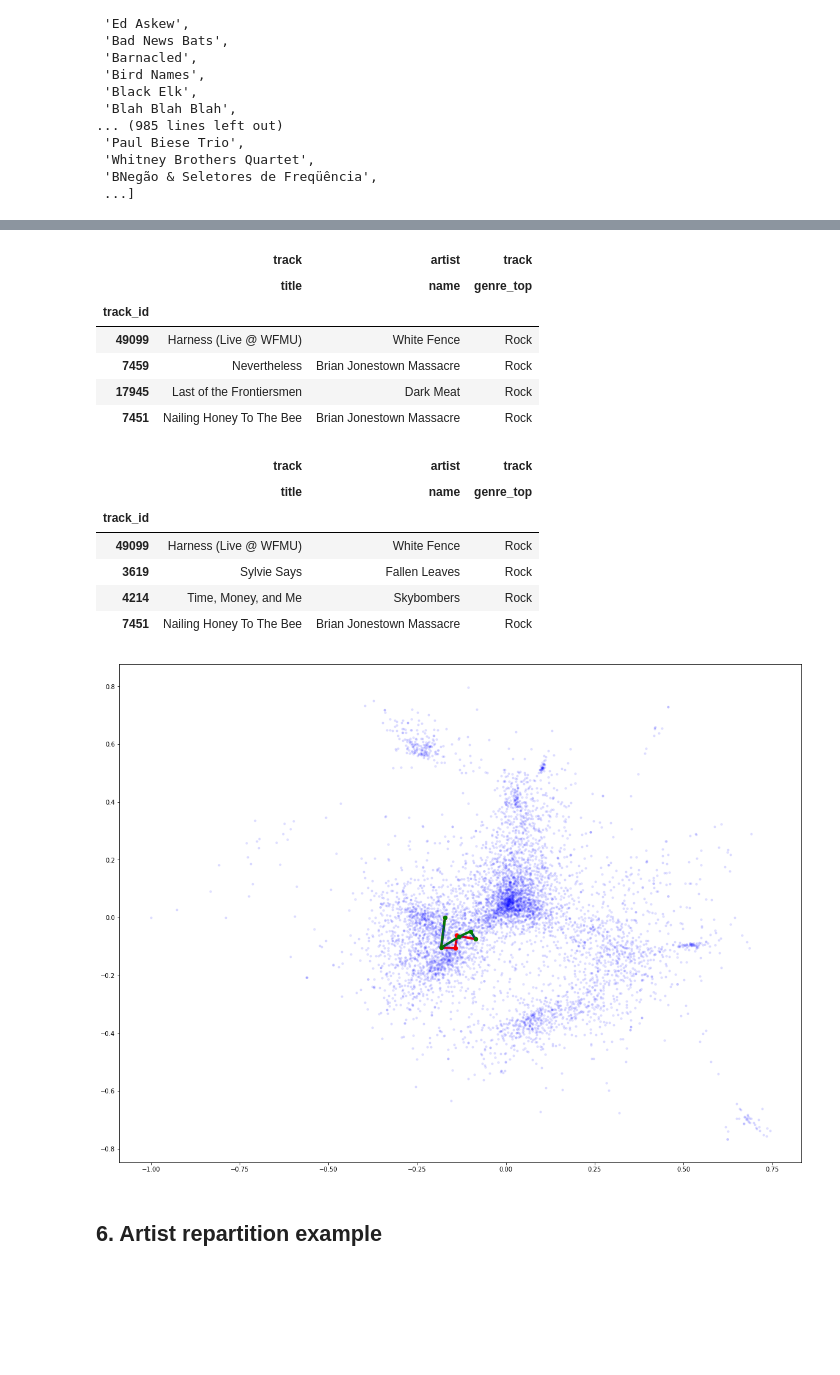
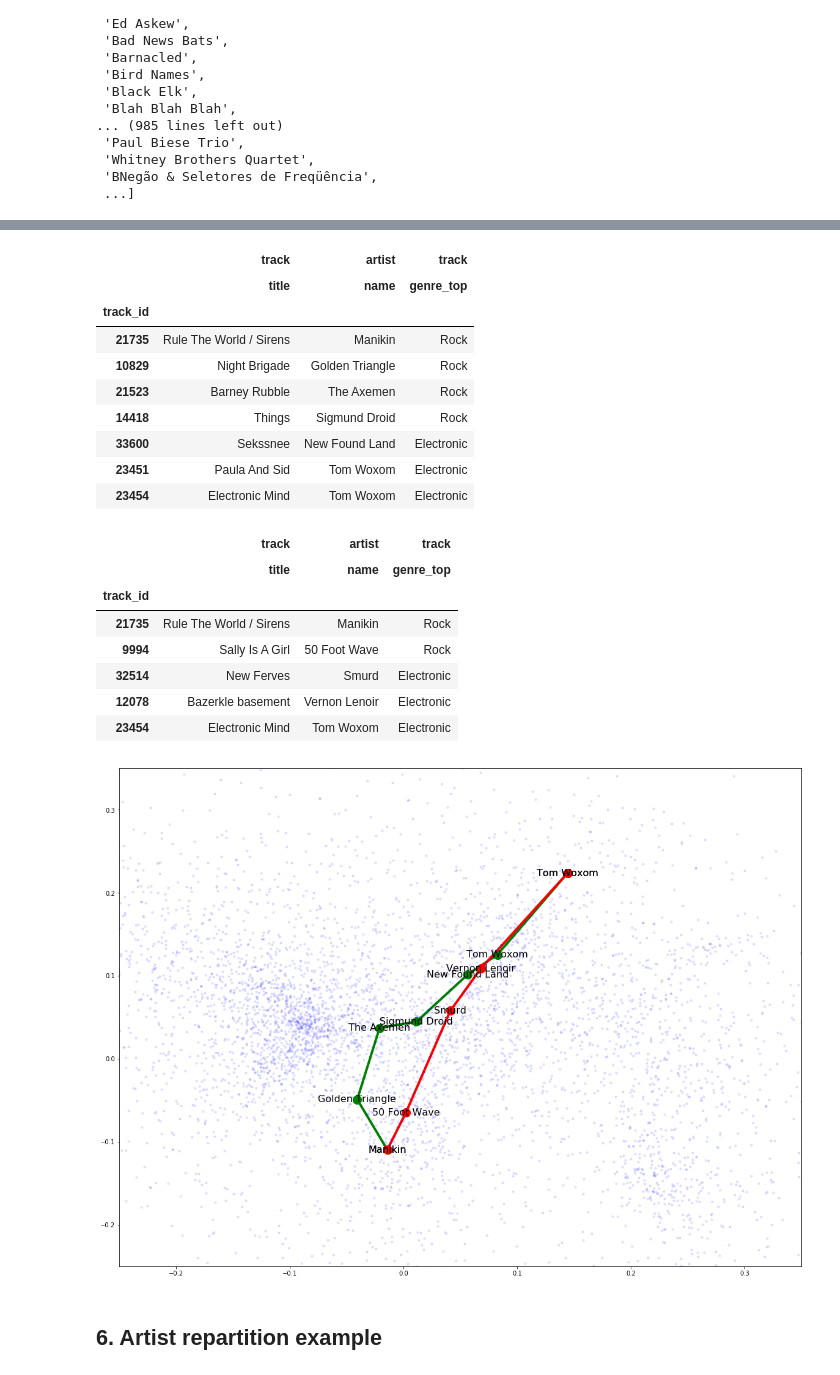
Before and after one commit to padesplaces/ntds_project, a Jupyter notebook: project.ipynb, the cells around one changed output, grey strips where cells are left out. Saved outputs shown, nothing was run; the diff lists cells and outputs as text; code cells hidden in the pictures; blank space fills up the shorter version.

```diff
--- a/project.ipynb
+++ b/project.ipynb
@@ -374,18 +373,30 @@ def smoothness(sig, i, j):
 # %%
 smooth_mean = []
 shortest_mean = []
-for i in tqdm_notebook(range(100)):
+n_trials = 500
+
+for i in tqdm_notebook(range(n_trials)):
+    # random source and target tracks
     s,t = np.random.choice(gc_nodes, size=2)
 
+    # put a dirac impulse at both tracks
     dirac = np.zeros(len(gc_nodes))
     dirac[[dict_gc[s],dict_gc[t]]] = 1
-    signal = U @ ( np.exp(-10*eigvals) * (U.T @ dirac) )
+
+    # diffuse it using a heat filter
+    tau = 15
+    signal = U @ ( np.exp(-tau*eigvals) * (U.T @ dirac) )
     signal = normalized(signal)
 
+    # add cost value to each edge according to the formula
+    # cost = distance + variation in signal
     nx.set_edge_attributes(GC, name="cost", values={ k:v+smoothness(signal, k[0],k[1]) for (k,v) in nx.get_edge_attributes(GC, "distance").items() })
 
+    # compute both playlist : the "smooth" one minimizes the cost, the "short" one the distance.
     smooth_playlist = nx.dijkstra_path(GC, s, t, weight='cost')
     shortest_playlist = nx.dijkstra_path(GC, s, t, weight='distance')
+
+    # store mean cost of all edges in each path
     smooth_mean.append(np.mean([ GC.edges[e]['cost'] for e in list(zip(smooth_playlist[:-1],smooth_playlist[1:])) ]))
     shortest_mean.append(np.mean([ GC.edges[e]['cost'] for e in list(zip(shortest_playlist[:-1],shortest_playlist[1:])) ]))
 # %% [output]
@@ -458 +435,3 @@ array([[8377],
+# %%
+source_track, target_track = np.random.choice(gc_nodes, size=2)
 # %%
@@ -489,5 +448,5 @@ dirac[[dict_gc[start_track],dict_gc[end_track]]] = 1
 # %%
-t = 10
+t = 15
 signal = U @ ( np.exp(-t*eigvals) * (U.T @ dirac) )
 # %%
 signal = normalized(signal)
@@ -503,25 +462,29 @@ NetworkXError: Node 7 has no position.
 # %%
 nx.set_edge_attributes(GC, name="cost", values={ k:v+smoothness(signal, k[0],k[1]) for (k,v) in nx.get_edge_attributes(GC, "distance").items() })
 # %%
-smooth_playlist = nx.dijkstra_path(GC, s, t, weight='cost')
-shortest_playlist = nx.dijkstra_path(GC, s, t, weight='distance')
+smooth_playlist = nx.dijkstra_path(GC, source_track, target_track, weight='cost')
+shortest_playlist = nx.dijkstra_path(GC, source_track, target_track, weight='distance')
 # %%
 sub_tracks[[('track', 'title'),('artist','name'),('track','genre_top')]].iloc[smooth_playlist]
 # %% [output]
 |  | track | artist | track |
 |  | title | name | genre_top |
 | track_id |  |  |  |
-| 49099 | Harness (Live @ WFMU) | White Fence | Rock |
-| 7459 | Nevertheless | Brian Jonestown Massacre | Rock |
-| 17945 | Last of the Frontiersmen | Dark Meat | Rock |
-| 7451 | Nailing Honey To The Bee | Brian Jonestown Massacre | Rock |
+| 21735 | Rule The World / Sirens | Manikin | Rock |
+| 10829 | Night Brigade | Golden Triangle | Rock |
+| 21523 | Barney Rubble | The Axemen | Rock |
+| 14418 | Things | Sigmund Droid | Rock |
+| 33600 | Sekssnee | New Found Land | Electronic |
+| 23451 | Paula And Sid | Tom Woxom | Electronic |
+| 23454 | Electronic Mind | Tom Woxom | Electronic |
 # %%
 sub_tracks[[('track', 'title'),('artist','name'),('track','genre_top')]].iloc[shortest_playlist]
 # %% [output]
 |  | track | artist | track |
 |  | title | name | genre_top |
 | track_id |  |  |  |
-| 49099 | Harness (Live @ WFMU) | White Fence | Rock |
-| 3619 | Sylvie Says | Fallen Leaves | Rock |
-| 4214 | Time, Money, and Me | Skybombers | Rock |
-| 7451 | Nailing Honey To The Bee | Brian Jonestown Massacre | Rock |
+| 21735 | Rule The World / Sirens | Manikin | Rock |
+| 9994 | Sally Is A Girl | 50 Foot Wave | Rock |
+| 32514 | New Ferves | Smurd | Electronic |
+| 12078 | Bazerkle basement | Vernon Lenoir | Electronic |
+| 23454 | Electronic Mind | Tom Woxom | Electronic |
@@ -543,16 +498,18 @@ for song in shortest_playlist:
     short_labels[song] = sub_tracks.iloc[song].artist['name']
 # %%
 plt.figure(figsize=(20,15))
-nx.draw_networkx_nodes(GC, coords_gc, nodelist=gc_nodes, node_size=10, node_color='b', alpha=0.1)
-nx.draw_networkx_nodes(GC, coords_gc, nodelist=smooth_playlist, node_size=40, node_color='r')
-nx.draw_networkx_nodes(GC, coords_gc, nodelist=shortest_playlist, node_size=40, node_color='g')
-#nx.draw_networkx_edges(GC, coords_gc, alpha=0.2)
-nx.draw_networkx_edges(GC, coords_gc, edgelist=list(zip(smooth_playlist[:-1],smooth_playlist[1:])), edge_color='r', width=4)
-nx.draw_networkx_edges(GC, coords_gc, edgelist=list(zip(shortest_playlist[:-1],shortest_playlist[1:])), edge_color='g', width=4)
-#nx.draw_networkx_labels(GC, coords_gc, short_labels, font_size=16)
-#nx.draw_networkx_labels(GC, coords_gc, smooth_labels, font_size=16)
+nx.draw_networkx_nodes(GC, coords_gc, node_size=10, node_color='b', alpha=0.1)
+nx.draw_networkx_nodes(GC, coords_gc, nodelist=smooth_playlist, node_size=200, node_color='g')
+nx.draw_networkx_nodes(GC, coords_gc, nodelist=shortest_playlist, node_size=200, node_color='r')
+nx.draw_networkx_edges(GC, coords_gc, edgelist=list(zip(smooth_playlist[:-1],smooth_playlist[1:])), edge_color='g', width=4)
+nx.draw_networkx_edges(GC, coords_gc, edgelist=list(zip(shortest_playlist[:-1],shortest_playlist[1:])), edge_color='r', width=4)
+nx.draw_networkx_labels(GC, coords_gc, short_labels, font_size=16)
+nx.draw_networkx_labels(GC, coords_gc, smooth_labels, font_size=16)
+plt.xlim([-0.25,0.35])
+plt.ylim([-0.25,0.35])
+plt.savefig("results/fig/playlist.png")
 plt.show()
 # %% [output]
-[figure, old version]
+[figure, new version]
 # %% [markdown]
 ## 6. Artist repartition example
```
Also changed, not shown: parts of 17 cells of this notebook, 3 other files.
